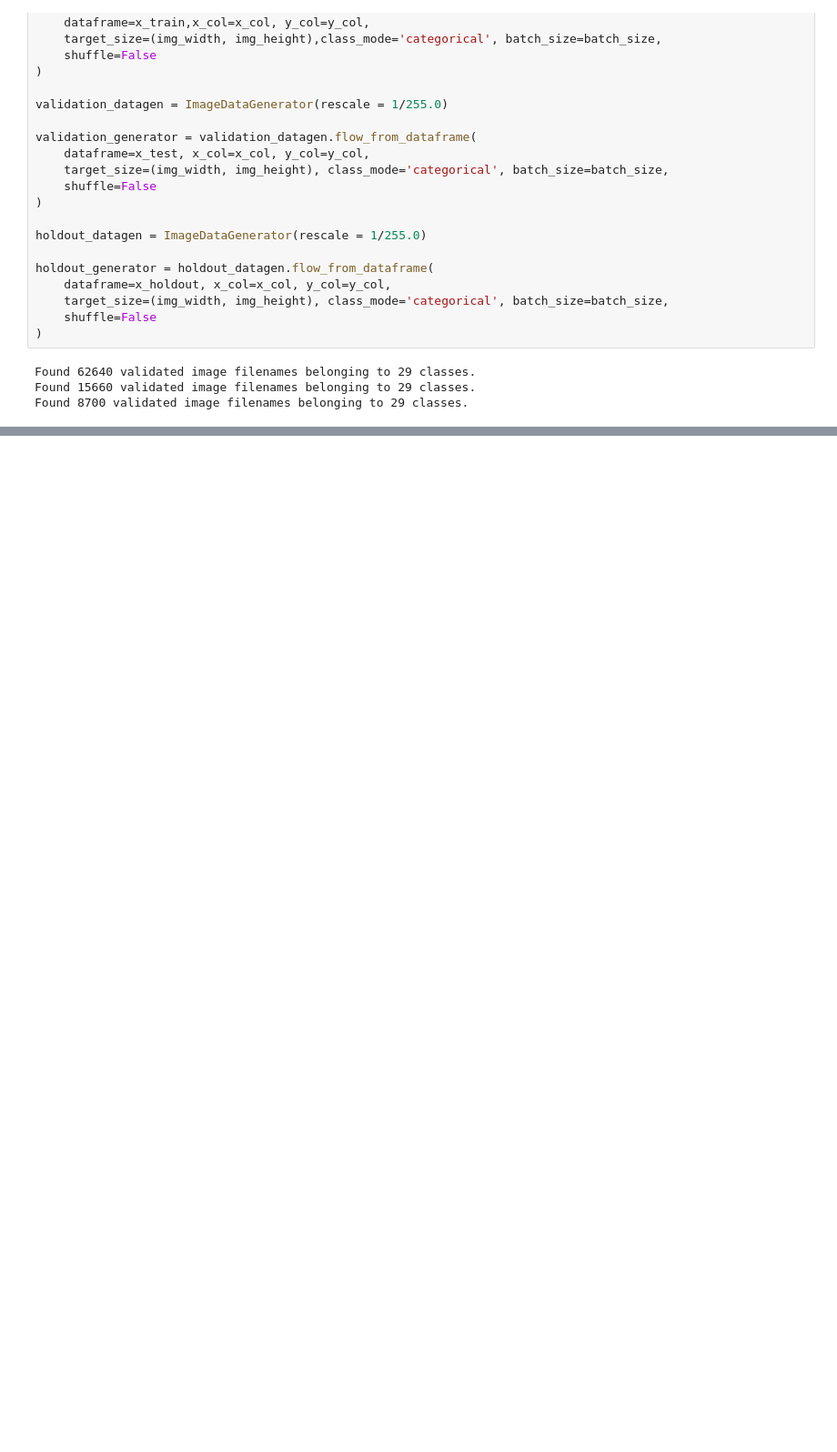
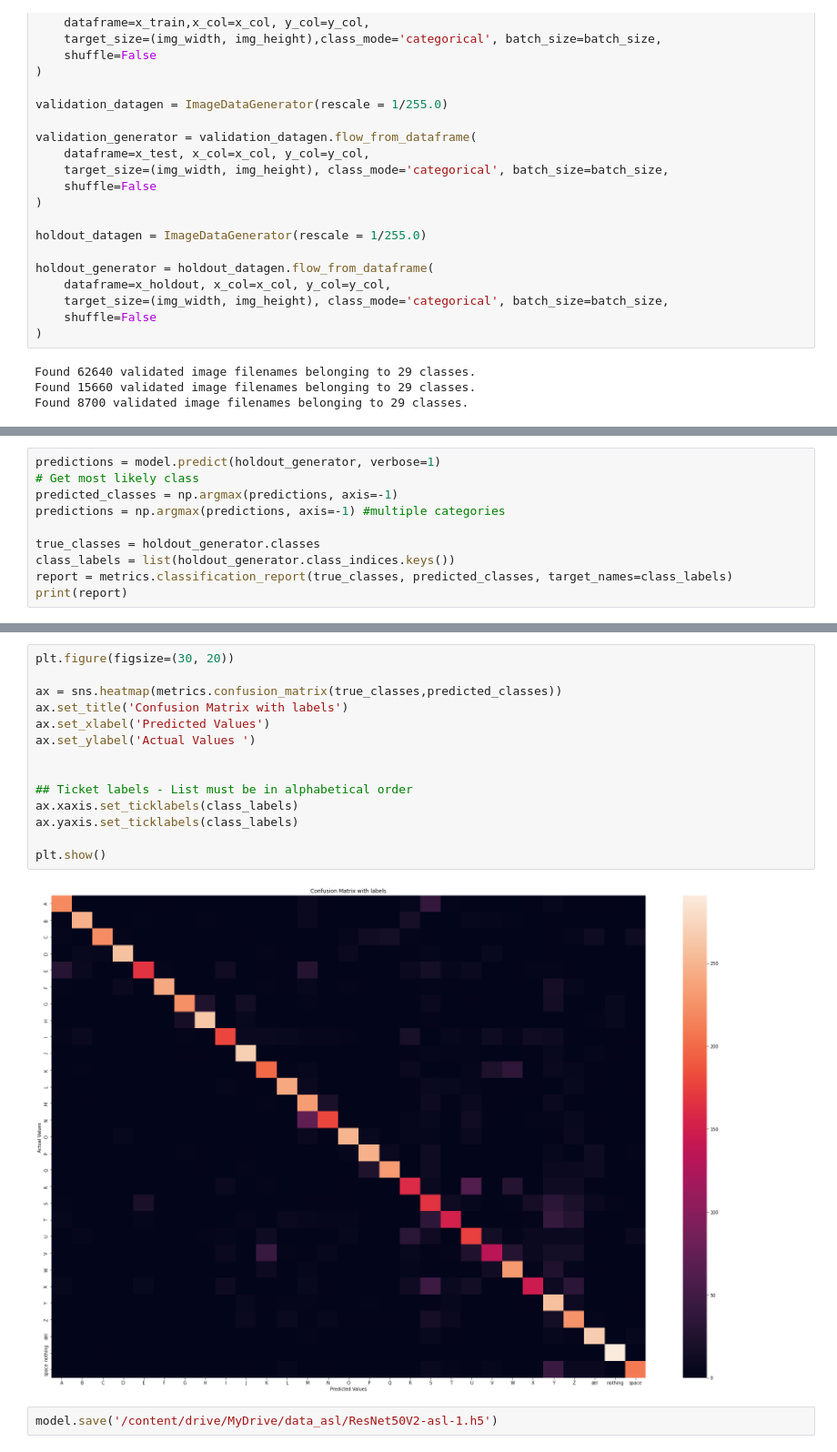
Before and after one commit to seriamedard/american_sign_language_recognition, a Jupyter notebook: ASL_dev.ipynb, the cells around one changed output, grey strips where cells are left out. Shown at 91% size. Saved outputs shown, nothing was run; the diff lists cells and outputs as text; blank space fills up the shorter version.

```diff
--- a/ASL_dev.ipynb
+++ b/ASL_dev.ipynb
@@ -127,0 +249,10 @@ ________________________________________________________________________________
+# %%
+predictions = model.predict(holdout_generator, verbose=1)
+# Get most likely class
+predicted_classes = np.argmax(predictions, axis=-1)
+predictions = np.argmax(predictions, axis=-1) #multiple categories
+
+true_classes = holdout_generator.classes
+class_labels = list(holdout_generator.class_indices.keys())
+report = metrics.classification_report(true_classes, predicted_classes, target_names=class_labels)
+print(report)
@@ -127,0 +277,18 @@ ________________________________________________________________________________
+# %%
+plt.figure(figsize=(30, 20))
+
+ax = sns.heatmap(metrics.confusion_matrix(true_classes,predicted_classes))
+ax.set_title('Confusion Matrix with labels')
+ax.set_xlabel('Predicted Values')
+ax.set_ylabel('Actual Values ')
+
+
+## Ticket labels - List must be in alphabetical order
+ax.xaxis.set_ticklabels(class_labels)
+ax.yaxis.set_ticklabels(class_labels)
+
+plt.show()
+# %% [output]
+[figure, added]
+# %%
+model.save('/content/drive/MyDrive/data_asl/ResNet50V2-asl-1.h5')
```
Also changed, not shown: parts of 18 cells of this notebook.
